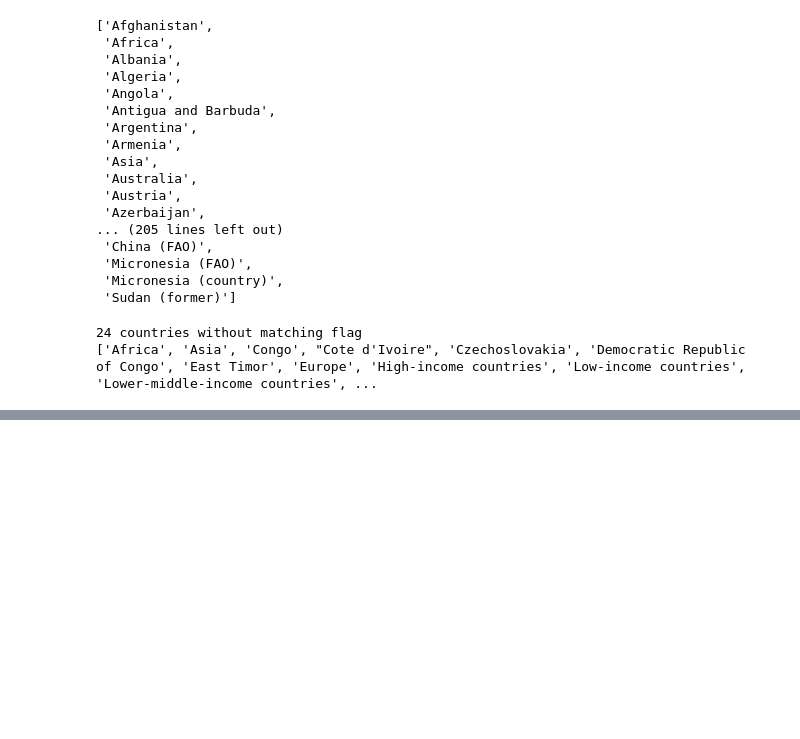
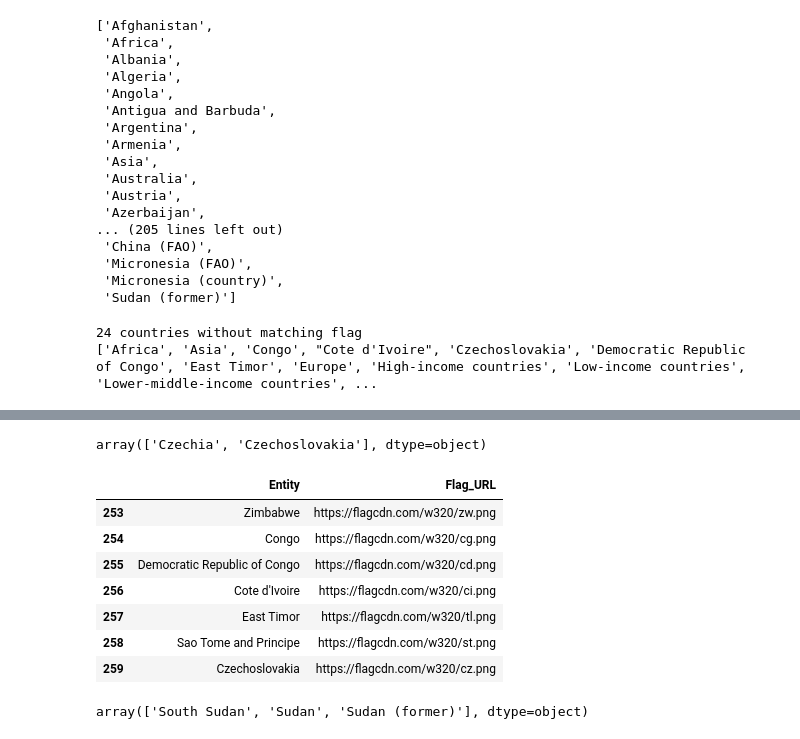
Before and after one commit to JonathonLeiding/animals_slaughtered_for_meat_dashboard, a Jupyter notebook: notebooks/explore_n_preprocess.ipynb, the cells around one changed output, grey strips where cells are left out. Cells and saved outputs as stored; diff of their text form; code cells hidden in the pictures; blank space fills up the shorter version.

```diff
--- a/notebooks/explore_n_preprocess.ipynb
+++ b/notebooks/explore_n_preprocess.ipynb
@@ -307 +467,47 @@ This approach ensures:
+# %%
+df[df['Entity'].str.lower().str.contains("cz")]['Entity'].unique()
+# %% [output]
+array(['Czechia', 'Czechoslovakia'], dtype=object)
+# %%
+problem_map = {
+    'Congo': 'Republic of the Congo',
+    'Democratic Republic of Congo': 'DR Congo',
+    "Cote d'Ivoire": "Côte d'Ivoire",
+    'East Timor': 'Timor-Leste',
+    'Sao Tome and Principe': 'São Tomé and Príncipe',
+    'Czechoslovakia': 'Czechia'
+}
+# %%
+# Use the original scraped 'entities' list
+corrected_rows = []
+for missing_entity, replacement_entity in problem_map.items():
+    match = next((item for item in entities if item['Entity'] == replacement_entity), None)
+    if match:
+        corrected_rows.append({
+            'Entity': missing_entity,
+            'Flag_URL': match['Flag_URL']
+        })
+    else:
+        print(f"❌ Could not find flag for: {replacement_entity}")
+
+# Convert to DataFrame
+manual_flags_df = pd.DataFrame(corrected_rows)
+
+# Append to your main flag DataFrame
+flags_df = pd.concat([flags_df, manual_flags_df], ignore_index=True)
+# %%
+flags_df.tail(7)
+# %% [output]
+|  | Entity | Flag_URL |
+| 253 | Zimbabwe | https://flagcdn.com/w320/zw.png |
+| 254 | Congo | https://flagcdn.com/w320/cg.png |
+| 255 | Democratic Republic of Congo | https://flagcdn.com/w320/cd.png |
+| 256 | Cote d'Ivoire | https://flagcdn.com/w320/ci.png |
+| 257 | East Timor | https://flagcdn.com/w320/tl.png |
+| 258 | Sao Tome and Principe | https://flagcdn.com/w320/st.png |
+| 259 | Czechoslovakia | https://flagcdn.com/w320/cz.png |
+# %%
+df[df['Entity'].str.lower().str.contains("sudan")]['Entity'].unique()
+# %% [output]
+array(['South Sudan', 'Sudan', 'Sudan (former)'], dtype=object)
 # %%
```
Also changed, not shown: parts of 16 cells of this notebook, 2 other files.
